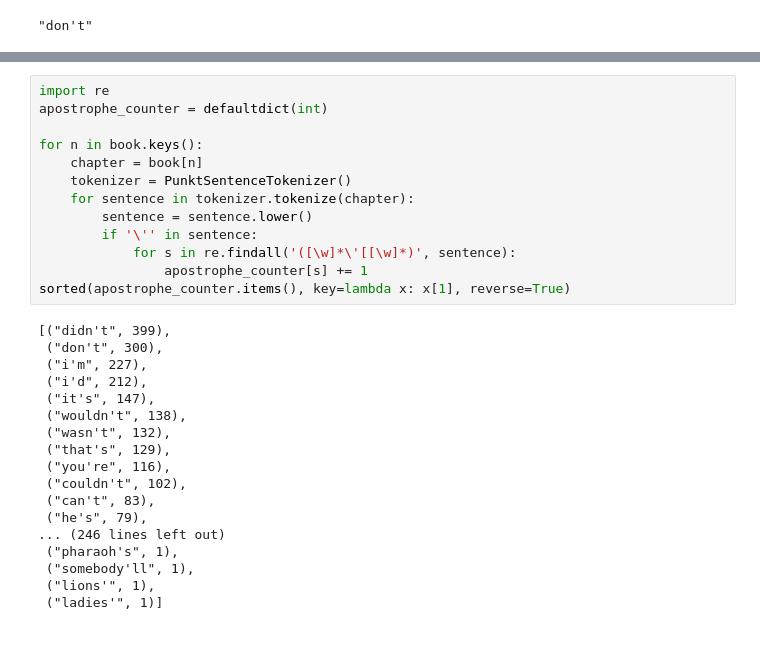
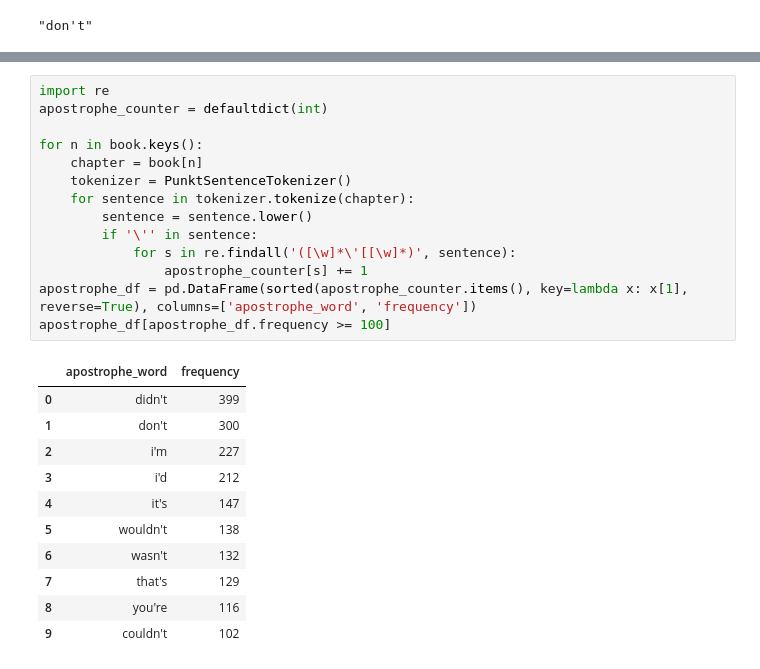
Before and after one commit to dhsong95/the-catcher-in-the-rye, a Jupyter notebook: notebooks/The Catehr in the Rye.ipynb, the cells around one changed output, grey strips where cells are left out. Drawn from its saved outputs; the diff is of its cells as text; blank space fills up the shorter version.

```diff
--- a/notebooks/The Catehr in the Rye.ipynb
+++ b/notebooks/The Catehr in the Rye.ipynb
@@ -262,31 +153,26 @@ apostrophe = {
 # %%
 import re
 apostrophe_counter = defaultdict(int)
 
 for n in book.keys():
     chapter = book[n]
     tokenizer = PunktSentenceTokenizer()
     for sentence in tokenizer.tokenize(chapter):
         sentence = sentence.lower()
         if '\'' in sentence:
             for s in re.findall('([\w]*\'[[\w]*)', sentence):
                 apostrophe_counter[s] += 1
-sorted(apostrophe_counter.items(), key=lambda x: x[1], reverse=True)
+apostrophe_df = pd.DataFrame(sorted(apostrophe_counter.items(), key=lambda x: x[1], reverse=True), columns=['apostrophe_word', 'frequency'])
+apostrophe_df[apostrophe_df.frequency >= 100]
 # %% [output]
-[("didn't", 399),
- ("don't", 300),
- ("i'm", 227),
- ("i'd", 212),
- ("it's", 147),
- ("wouldn't", 138),
- ("wasn't", 132),
- ("that's", 129),
- ("you're", 116),
- ("couldn't", 102),
- ("can't", 83),
- ("he's", 79),
-... (246 lines left out)
- ("pharaoh's", 1),
- ("somebody'll", 1),
- ("lions'", 1),
- ("ladies'", 1)]
+|  | apostrophe_word | frequency |
+| 0 | didn't | 399 |
+| 1 | don't | 300 |
+| 2 | i'm | 227 |
+| 3 | i'd | 212 |
+| 4 | it's | 147 |
+| 5 | wouldn't | 138 |
+| 6 | wasn't | 132 |
+| 7 | that's | 129 |
+| 8 | you're | 116 |
+| 9 | couldn't | 102 |
```
Also changed, not shown: parts of 14 cells of this notebook, 1 other file.
